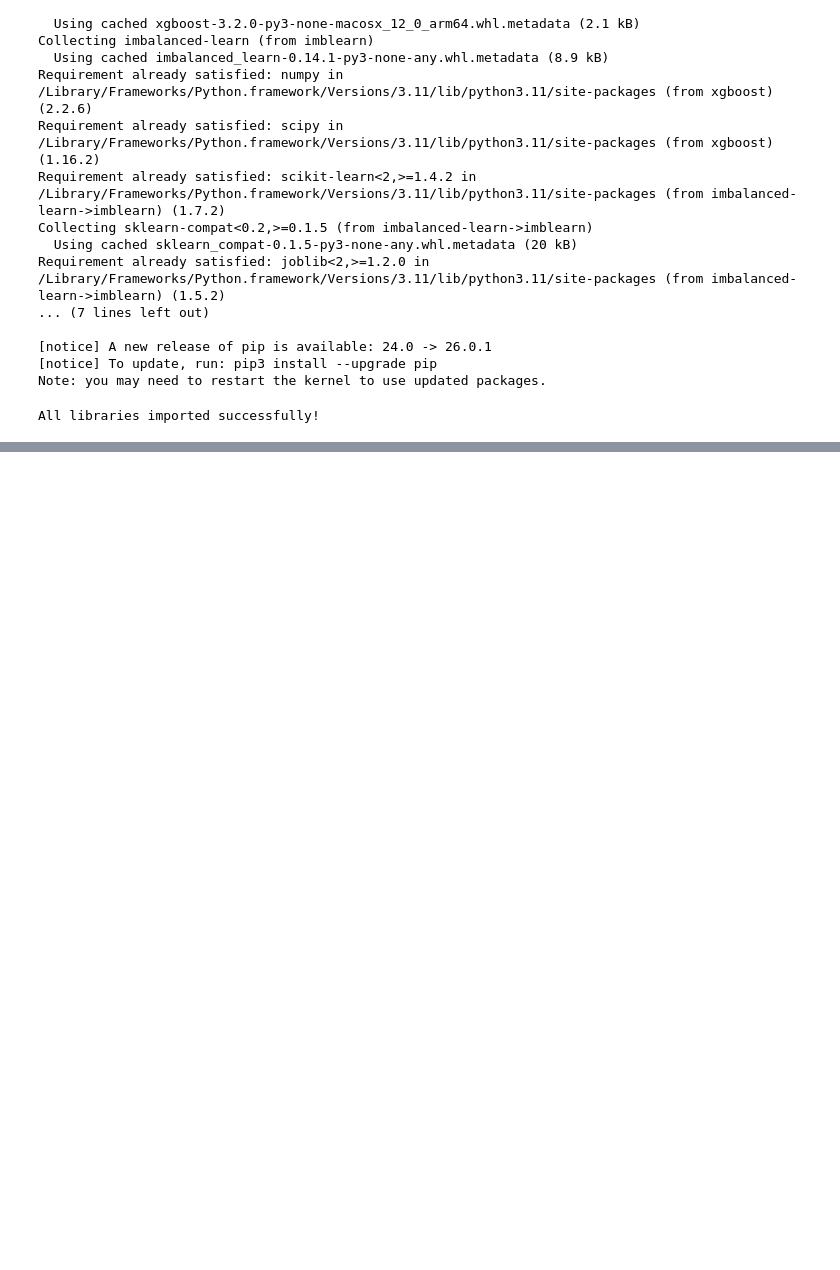
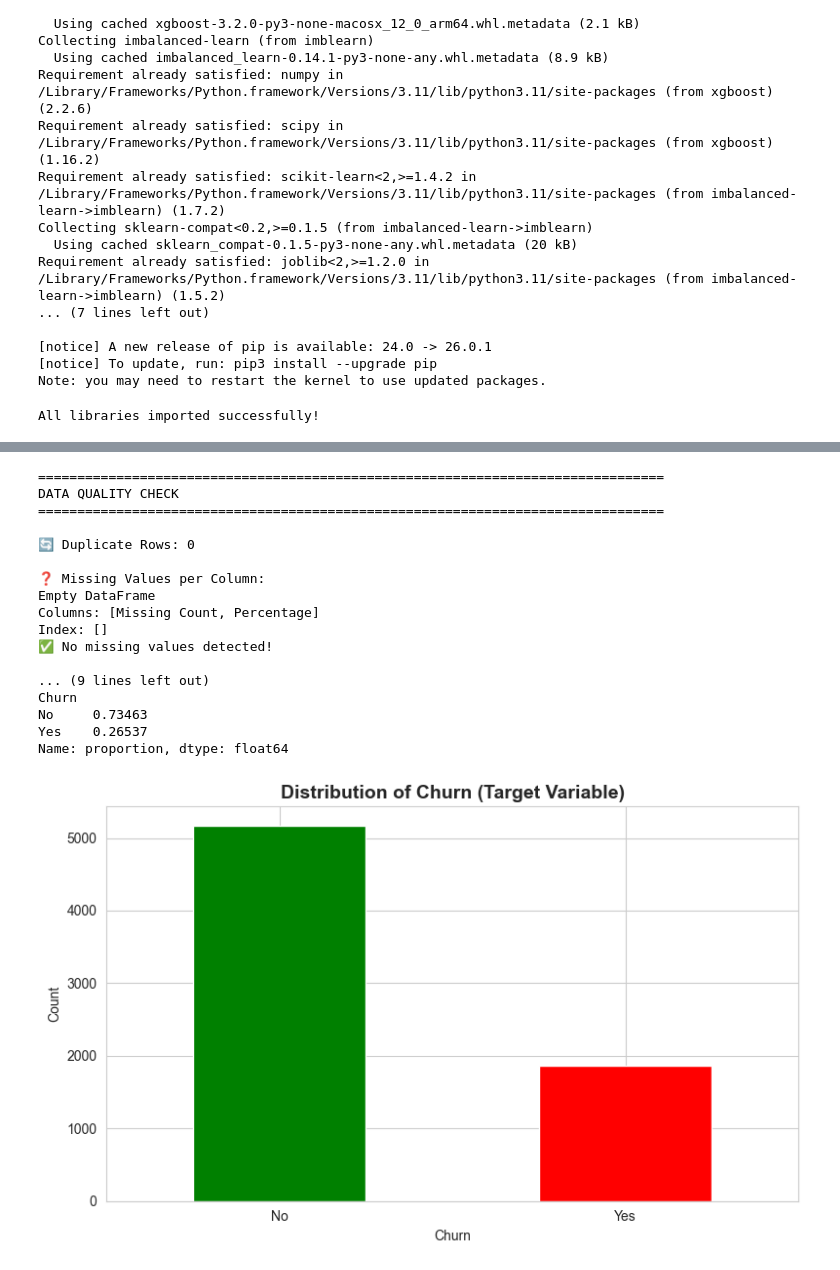
Before and after one commit to mahbodkhaleti/ML_Project, a Jupyter notebook: project.ipynb, the cells around one changed output, grey strips where cells are left out. Drawn from its saved outputs; the diff is of its cells as text; code cells hidden in the pictures; blank space fills up the shorter version.

```diff
--- a/project.ipynb
+++ b/project.ipynb
@@ -79,0 +82,14 @@ All libraries imported successfully!
+# %%
+url = 'https://raw.githubusercontent.com/IBM/telco-customer-churn-on-icp4d/master/data/Telco-Customer-Churn.csv'
+
+try:
+    df = pd.read_csv(url)
+    print("Dataset loaded successfully from URL!")
+except:
+    print("Failed to load from URL. Please download the dataset manually.")
+    print("Download from: https://www.kaggle.com/datasets/blastchar/telco-customer-churn")
+    # Uncomment and use local file if download is needed
+    # df = pd.read_csv('Telco-Customer-Churn.csv')
+
+print(f"\nDataset Shape: {df.shape}")
+print(f"Rows: {df.shape[0]}, Columns: {df.shape[1]}")
@@ -79,0 +144,58 @@ All libraries imported successfully!
+# %%
+# Check for duplicates and missing values
+print("="*80)
+print("DATA QUALITY CHECK")
+print("="*80)
+
+print(f"\n🔄 Duplicate Rows: {df.duplicated().sum()}")
+if df.duplicated().sum() > 0:
+    print(f"Removing {df.duplicated().sum()} duplicate rows...")
+    df = df.drop_duplicates()
+    print(f"New shape: {df.shape}")
+
+print(f"\n❓ Missing Values per Column:")
+missing = df.isnull().sum()
+missing_pct = (missing / len(df)) * 100
+missing_df = pd.DataFrame({
+    'Missing Count': missing,
+    'Percentage': missing_pct
+}).sort_values(by='Missing Count', ascending=False)
+print(missing_df[missing_df['Missing Count'] > 0])
+
+if missing_df['Missing Count'].sum() == 0:
+    print("✅ No missing values detected!")
+
+print("\n" + "="*80)
+print("\n🎯 Target Variable Distribution (Churn):")
+print(df['Churn'].value_counts())
+print("\n📊 Proportion:")
+print(df['Churn'].value_counts(normalize=True))
+
+# Visualize target distribution
+plt.figure(figsize=(8, 5))
+df['Churn'].value_counts().plot(kind='bar', color=['green', 'red'])
+plt.title('Distribution of Churn (Target Variable)', fontsize=14, fontweight='bold')
+plt.xlabel('Churn')
+plt.ylabel('Count')
+plt.xticks(rotation=0)
+plt.tight_layout()
+plt.show()
+# %% [output]
+================================================================================
+DATA QUALITY CHECK
+================================================================================
+
+🔄 Duplicate Rows: 0
+
+❓ Missing Values per Column:
+Empty DataFrame
+Columns: [Missing Count, Percentage]
+Index: []
+✅ No missing values detected!
+
+... (9 lines left out)
+Churn
+No     0.73463
+Yes    0.26537
+Name: proportion, dtype: float64
+[figure, added]
```
Also changed, not shown: parts of 3 cells of this notebook.
